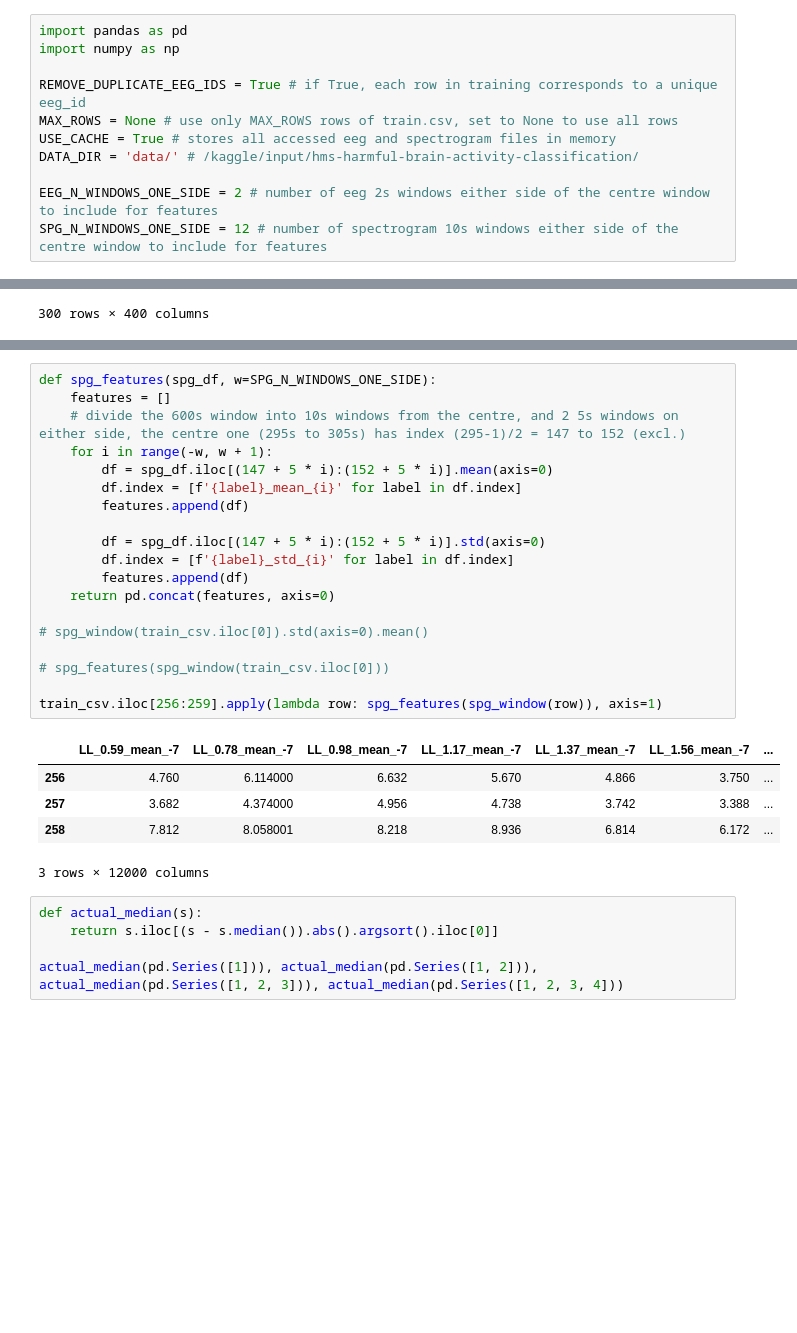
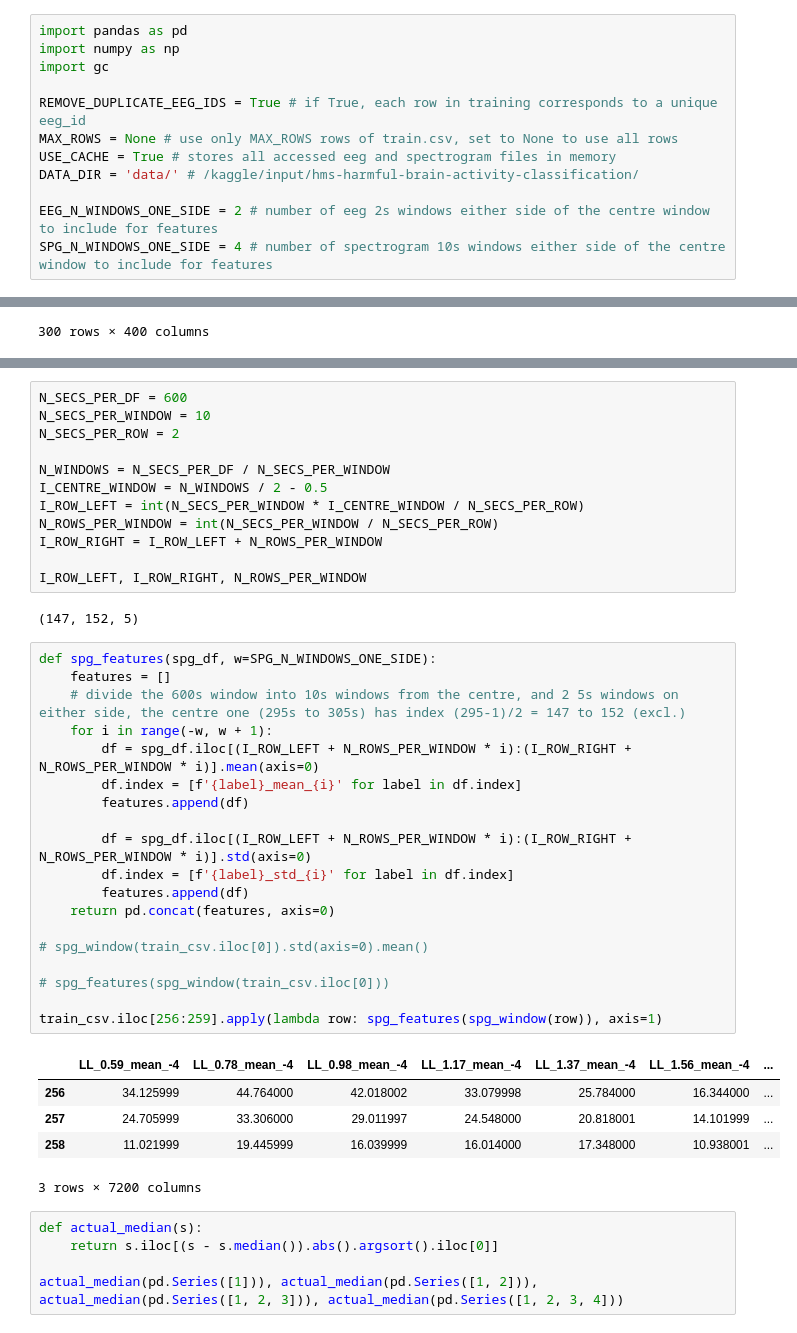
Before and after one commit to rlid/hms-harmful-brain-activity-classification, a Jupyter notebook: fit_cat_boost.ipynb, the cells around one changed output, grey strips where cells are left out. Drawn from its saved outputs; the diff is of its cells as text; blank space fills up the shorter version.

```diff
--- a/fit_cat_boost.ipynb
+++ b/fit_cat_boost.ipynb
@@ -1,6 +1,7 @@
 # %%
 import pandas as pd
 import numpy as np
+import gc
 
 REMOVE_DUPLICATE_EEG_IDS = True # if True, each row in training corresponds to a unique eeg_id
 MAX_ROWS = None # use only MAX_ROWS rows of train.csv, set to None to use all rows
@@ -8,7 +9,7 @@ USE_CACHE = True # stores all accessed eeg and spectrogram files in memory
 DATA_DIR = 'data/' # /kaggle/input/hms-harmful-brain-activity-classification/
 
 EEG_N_WINDOWS_ONE_SIDE = 2 # number of eeg 2s windows either side of the centre window to include for features
-SPG_N_WINDOWS_ONE_SIDE = 12 # number of spectrogram 10s windows either side of the centre window to include for features
+SPG_N_WINDOWS_ONE_SIDE = 4 # number of spectrogram 10s windows either side of the centre window to include for features
 # %%
 train_csv = pd.read_csv(f'{DATA_DIR}train.csv')
 train_csv
@@ -126,31 +140,45 @@ train_csv.iloc[:10].apply(lambda row: eeg_features(eeg_window(row)), axis=1)
 | 8 | -106.810722 | -111.240723 | -115.090225 | -131.892761 | -131.827576 | -105.025215 | -113.079025 | -156.329575 | ... |
 | 9 | -7.635725 | -4.606551 | 13.930301 | -15.294500 | -5.626900 | -5.801000 | 10.403025 | 5.917075 | ... |
 10 rows × 200 columns
+# %%
+N_SECS_PER_DF = 600
+N_SECS_PER_WINDOW = 10
+N_SECS_PER_ROW = 2
+
+N_WINDOWS = N_SECS_PER_DF / N_SECS_PER_WINDOW
+I_CENTRE_WINDOW = N_WINDOWS / 2 - 0.5
+I_ROW_LEFT = int(N_SECS_PER_WINDOW * I_CENTRE_WINDOW / N_SECS_PER_ROW)
+N_ROWS_PER_WINDOW = int(N_SECS_PER_WINDOW / N_SECS_PER_ROW)
+I_ROW_RIGHT = I_ROW_LEFT + N_ROWS_PER_WINDOW
+
+I_ROW_LEFT, I_ROW_RIGHT, N_ROWS_PER_WINDOW
+# %% [output]
+(147, 152, 5)
 # %%
 def spg_features(spg_df, w=SPG_N_WINDOWS_ONE_SIDE):
     features = []
     # divide the 600s window into 10s windows from the centre, and 2 5s windows on either side, the centre one (295s to 305s) has index (295-1)/2 = 147 to 152 (excl.)
     for i in range(-w, w + 1):
-        df = spg_df.iloc[(147 + 5 * i):(152 + 5 * i)].mean(axis=0)
+        df = spg_df.iloc[(I_ROW_LEFT + N_ROWS_PER_WINDOW * i):(I_ROW_RIGHT + N_ROWS_PER_WINDOW * i)].mean(axis=0)
         df.index = [f'{label}_mean_{i}' for label in df.index]
         features.append(df)
 
-        df = spg_df.iloc[(147 + 5 * i):(152 + 5 * i)].std(axis=0)
+        df = spg_df.iloc[(I_ROW_LEFT + N_ROWS_PER_WINDOW * i):(I_ROW_RIGHT + N_ROWS_PER_WINDOW * i)].std(axis=0)
         df.index = [f'{label}_std_{i}' for label in df.index]
         features.append(df)
     return pd.concat(features, axis=0)
 
 # spg_window(train_csv.iloc[0]).std(axis=0).mean()
 
 # spg_features(spg_window(train_csv.iloc[0]))
 
 train_csv.iloc[256:259].apply(lambda row: spg_features(spg_window(row)), axis=1)
 # %% [output]
-|  | LL_0.59_mean_-7 | LL_0.78_mean_-7 | LL_0.98_mean_-7 | LL_1.17_mean_-7 | LL_1.37_mean_-7 | LL_1.56_mean_-7 | ... |
-| 256 | 4.760 | 6.114000 | 6.632 | 5.670 | 4.866 | 3.750 | ... |
-| 257 | 3.682 | 4.374000 | 4.956 | 4.738 | 3.742 | 3.388 | ... |
-| 258 | 7.812 | 8.058001 | 8.218 | 8.936 | 6.814 | 6.172 | ... |
+|  | LL_0.59_mean_-4 | LL_0.78_mean_-4 | LL_0.98_mean_-4 | LL_1.17_mean_-4 | LL_1.37_mean_-4 | LL_1.56_mean_-4 | ... |
+| 256 | 34.125999 | 44.764000 | 42.018002 | 33.079998 | 25.784000 | 16.344000 | ... |
+| 257 | 24.705999 | 33.306000 | 29.011997 | 24.548000 | 20.818001 | 14.101999 | ... |
+| 258 | 11.021999 | 19.445999 | 16.039999 | 16.014000 | 17.348000 | 10.938001 | ... |
-3 rows × 12000 columns
+3 rows × 7200 columns
 # %%
 def actual_median(s):
     return s.iloc[(s - s.median()).abs().argsort().iloc[0]]
```
Also changed, not shown: parts of 14 cells of this notebook, 1 other file.
